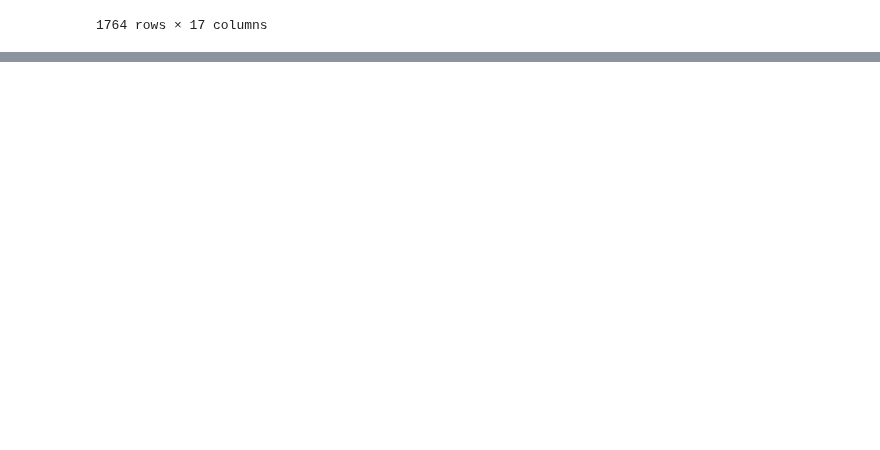
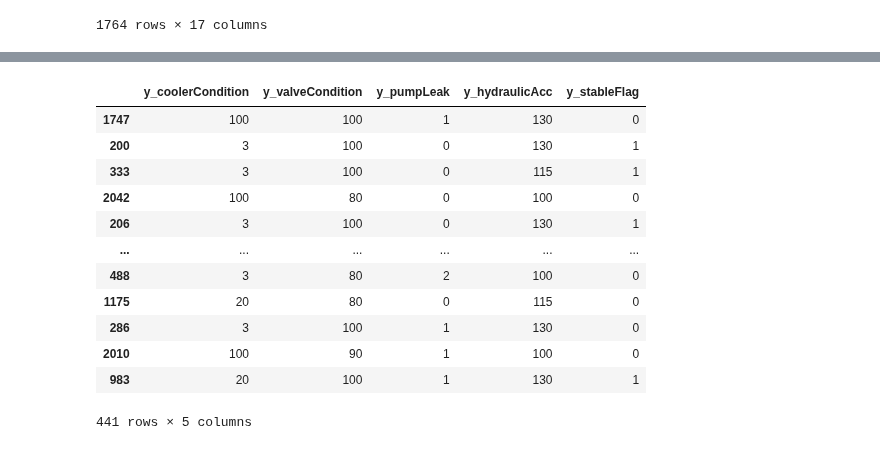
Before and after one commit to ajaykofficial/Machine-Learning, a Jupyter notebook: Condition Monitoring of Hydraulic System/Bagging.ipynb, the cells around one changed output, grey strips where cells are left out. Cells and saved outputs as stored; diff of their text form; code cells hidden in the pictures; blank space fills up the shorter version.

```diff
--- a/Condition Monitoring of Hydraulic System/Bagging.ipynb
+++ b/Condition Monitoring of Hydraulic System/Bagging.ipynb
@@ -115,0 +146,16 @@ y_train
+# %%
+y_test
+# %% [output]
+|  | y_coolerCondition | y_valveCondition | y_pumpLeak | y_hydraulicAcc | y_stableFlag |
+| 1747 | 100 | 100 | 1 | 130 | 0 |
+| 200 | 3 | 100 | 0 | 130 | 1 |
+| 333 | 3 | 100 | 0 | 115 | 1 |
+| 2042 | 100 | 80 | 0 | 100 | 0 |
+| 206 | 3 | 100 | 0 | 130 | 1 |
+| ... | ... | ... | ... | ... | ... |
+| 488 | 3 | 80 | 2 | 100 | 0 |
+| 1175 | 20 | 80 | 0 | 115 | 0 |
+| 286 | 3 | 100 | 1 | 130 | 0 |
+| 2010 | 100 | 90 | 1 | 100 | 0 |
+| 983 | 20 | 100 | 1 | 130 | 1 |
+441 rows × 5 columns
```
Also changed, not shown: parts of 2 cells of this notebook.
